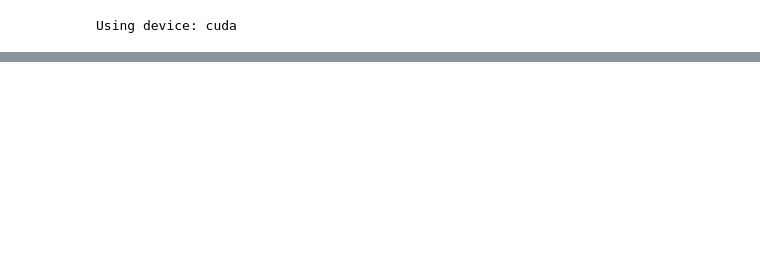
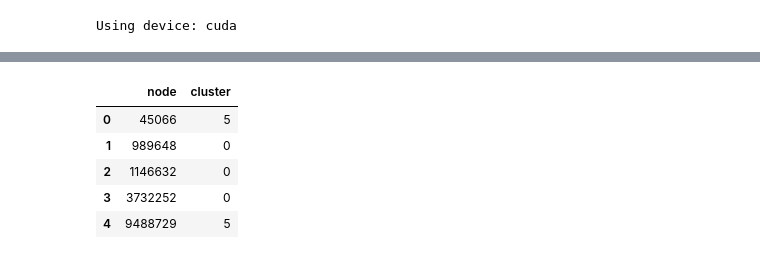
Before and after one commit to vikramr2/cat, a Jupyter notebook: dcat/experiments/scibert_dcat.ipynb, the cells around one changed output, grey strips where cells are left out. Drawn from its saved outputs; the diff is of its cells as text; code cells hidden in the pictures; blank space fills up the shorter version.

```diff
--- a/dcat/experiments/scibert_dcat.ipynb
+++ b/dcat/experiments/scibert_dcat.ipynb
@@ -48,3 +60,12 @@ metadata_df.head()
+# %%
+clustering_df.head()
+# %% [output]
+|  | node | cluster |
+| 0 | 45066 | 5 |
+| 1 | 989648 | 0 |
+| 2 | 1146632 | 0 |
+| 3 | 3732252 | 0 |
+| 4 | 9488729 | 5 |
 # %%
 from train import train_model
 
```
Also changed, not shown: parts of 12 cells of this notebook, 1 other file.
